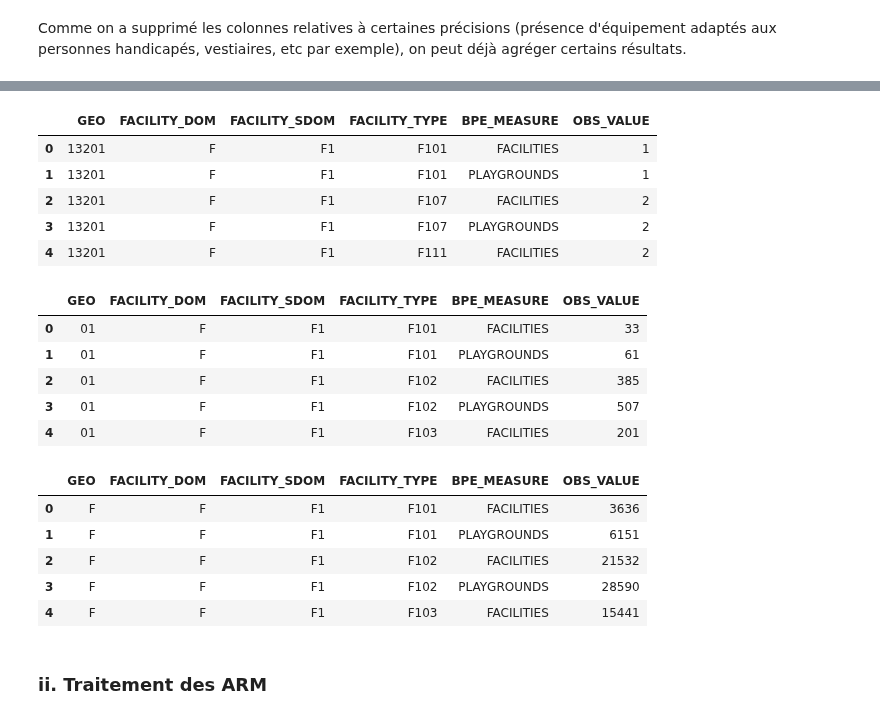
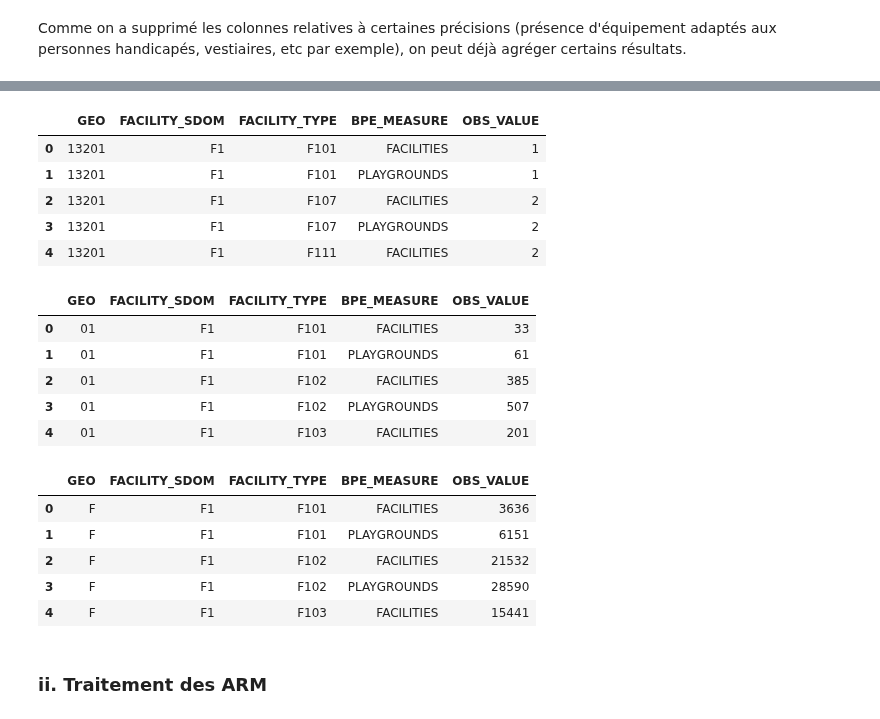
Before and after one commit to heloise1414/Projet-Python-S3, a Jupyter notebook: code/main-clemence.ipynb, the cells around one changed output, grey strips where cells are left out. Drawn from its saved outputs; the diff is of its cells as text; code cells hidden in the pictures.

```diff
--- a/code/main-clemence.ipynb
+++ b/code/main-clemence.ipynb
@@ -86,14 +93,13 @@ Name: count, dtype: int64
 # %%
 cols_kept = [
     "GEO", "GEO_OBJECT",
-    "FACILITY_DOM", "FACILITY_SDOM", "FACILITY_TYPE",
+    "FACILITY_SDOM", "FACILITY_TYPE",
     "BPE_MEASURE", "OBS_VALUE"
 ]
 
 df_infrastructures_typed = df_infrastructures[cols_kept].copy() #on fait une copie pour garder quelque part les données originales
 df_infrastructures_typed["GEO"] = df_infrastructures_typed["GEO"].astype(str)
 df_infrastructures_typed["GEO_OBJECT"] = df_infrastructures_typed["GEO_OBJECT"].astype(str)
-df_infrastructures_typed["FACILITY_DOM"] = df_infrastructures_typed["FACILITY_DOM"].astype(str)
 df_infrastructures_typed["FACILITY_SDOM"] = df_infrastructures_typed["FACILITY_SDOM"].astype(str)
 df_infrastructures_typed["FACILITY_TYPE"] = df_infrastructures_typed["FACILITY_TYPE"].astype(str)
 df_infrastructures_typed["BPE_MEASURE"] = df_infrastructures_typed["BPE_MEASURE"].astype(str)
@@ -311,26 +317,26 @@ df_infrastructures_com_agg.head(5)
 # %%
 df_infrastructures_arm_agg = (
     df_infrastructures_arm
     .groupby(
-        ["GEO", "FACILITY_DOM", "FACILITY_SDOM", "FACILITY_TYPE", "BPE_MEASURE"],
+        ["GEO", "FACILITY_SDOM", "FACILITY_TYPE", "BPE_MEASURE"],
         as_index = False
     )["OBS_VALUE"]
     .sum()
 )
 
 df_infrastructures_arm_agg.head(5)
 # %% [output]
-|  | GEO | FACILITY_DOM | FACILITY_SDOM | FACILITY_TYPE | BPE_MEASURE | OBS_VALUE |
-| 0 | 13201 | F | F1 | F101 | FACILITIES | 1 |
-| 1 | 13201 | F | F1 | F101 | PLAYGROUNDS | 1 |
-| 2 | 13201 | F | F1 | F107 | FACILITIES | 2 |
-| 3 | 13201 | F | F1 | F107 | PLAYGROUNDS | 2 |
-| 4 | 13201 | F | F1 | F111 | FACILITIES | 2 |
+|  | GEO | FACILITY_SDOM | FACILITY_TYPE | BPE_MEASURE | OBS_VALUE |
+| 0 | 13201 | F1 | F101 | FACILITIES | 1 |
+| 1 | 13201 | F1 | F101 | PLAYGROUNDS | 1 |
+| 2 | 13201 | F1 | F107 | FACILITIES | 2 |
+| 3 | 13201 | F1 | F107 | PLAYGROUNDS | 2 |
+| 4 | 13201 | F1 | F111 | FACILITIES | 2 |
 # %%
 df_infrastructures_dep_agg = (
     df_infrastructures_dep
     .groupby(
-        ["GEO", "FACILITY_DOM", "FACILITY_SDOM", "FACILITY_TYPE", "BPE_MEASURE"],
+        ["GEO", "FACILITY_SDOM", "FACILITY_TYPE", "BPE_MEASURE"],
         as_index = False
     )["OBS_VALUE"]
     .sum()
@@ -338,17 +344,17 @@ df_infrastructures_dep_agg = (
 
 df_infrastructures_dep_agg.head(5)
 # %% [output]
-|  | GEO | FACILITY_DOM | FACILITY_SDOM | FACILITY_TYPE | BPE_MEASURE | OBS_VALUE |
-| 0 | 01 | F | F1 | F101 | FACILITIES | 33 |
-| 1 | 01 | F | F1 | F101 | PLAYGROUNDS | 61 |
-| 2 | 01 | F | F1 | F102 | FACILITIES | 385 |
-| 3 | 01 | F | F1 | F102 | PLAYGROUNDS | 507 |
-| 4 | 01 | F | F1 | F103 | FACILITIES | 201 |
+|  | GEO | FACILITY_SDOM | FACILITY_TYPE | BPE_MEASURE | OBS_VALUE |
+| 0 | 01 | F1 | F101 | FACILITIES | 33 |
+| 1 | 01 | F1 | F101 | PLAYGROUNDS | 61 |
+| 2 | 01 | F1 | F102 | FACILITIES | 385 |
+| 3 | 01 | F1 | F102 | PLAYGROUNDS | 507 |
+| 4 | 01 | F1 | F103 | FACILITIES | 201 |
 # %%
 df_infrastructures_france_agg = (
     df_infrastructures_france
     .groupby(
-        ["GEO", "FACILITY_DOM", "FACILITY_SDOM", "FACILITY_TYPE", "BPE_MEASURE"],
+        ["GEO", "FACILITY_SDOM", "FACILITY_TYPE", "BPE_MEASURE"],
         as_index = False
     )["OBS_VALUE"]
     .sum()
@@ -356,12 +362,12 @@ df_infrastructures_france_agg = (
 
 df_infrastructures_france_agg.head(5)
 # %% [output]
-|  | GEO | FACILITY_DOM | FACILITY_SDOM | FACILITY_TYPE | BPE_MEASURE | OBS_VALUE |
-| 0 | F | F | F1 | F101 | FACILITIES | 3636 |
-| 1 | F | F | F1 | F101 | PLAYGROUNDS | 6151 |
-| 2 | F | F | F1 | F102 | FACILITIES | 21532 |
-| 3 | F | F | F1 | F102 | PLAYGROUNDS | 28590 |
-| 4 | F | F | F1 | F103 | FACILITIES | 15441 |
+|  | GEO | FACILITY_SDOM | FACILITY_TYPE | BPE_MEASURE | OBS_VALUE |
+| 0 | F | F1 | F101 | FACILITIES | 3636 |
+| 1 | F | F1 | F101 | PLAYGROUNDS | 6151 |
+| 2 | F | F1 | F102 | FACILITIES | 21532 |
+| 3 | F | F1 | F102 | PLAYGROUNDS | 28590 |
+| 4 | F | F1 | F103 | FACILITIES | 15441 |
 # %% [markdown]
 ### ii. Traitement des ARM
 # %% [markdown]
```
Also changed, not shown: parts of 28 cells of this notebook.
